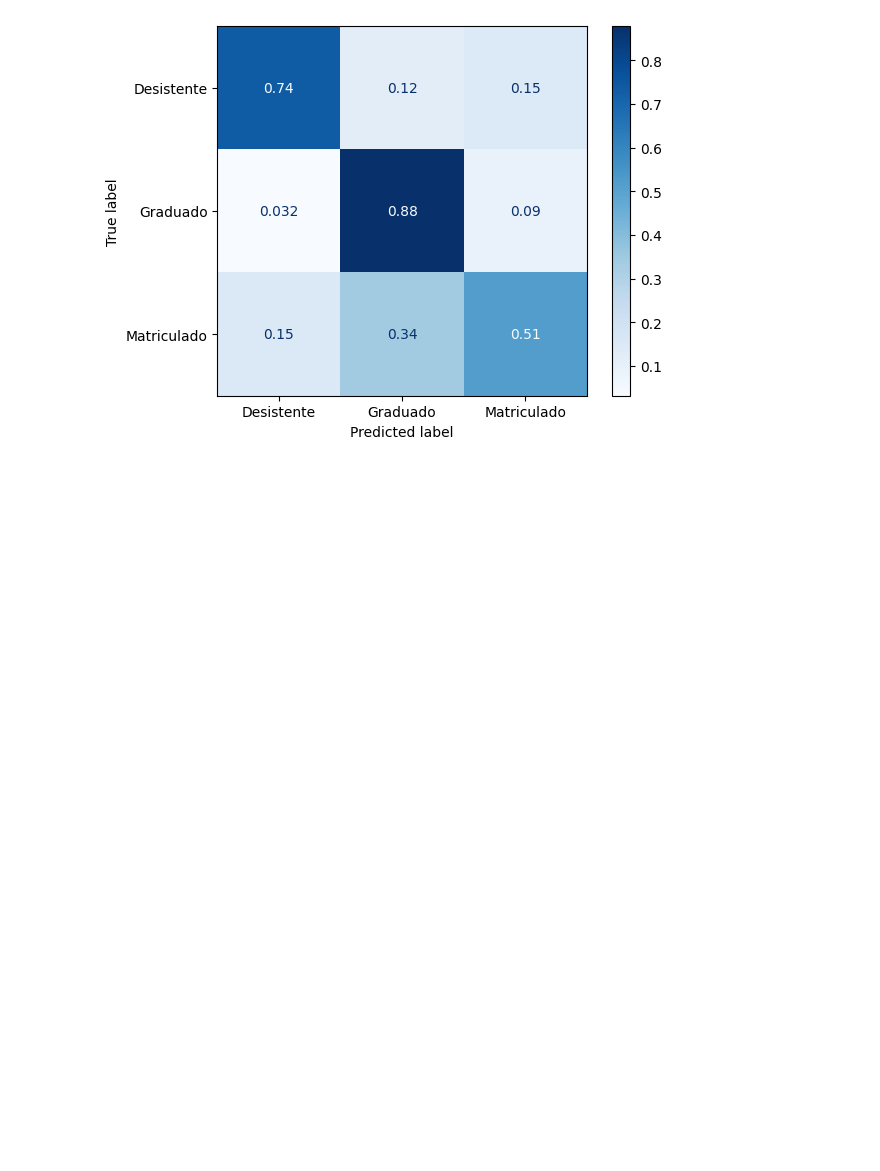
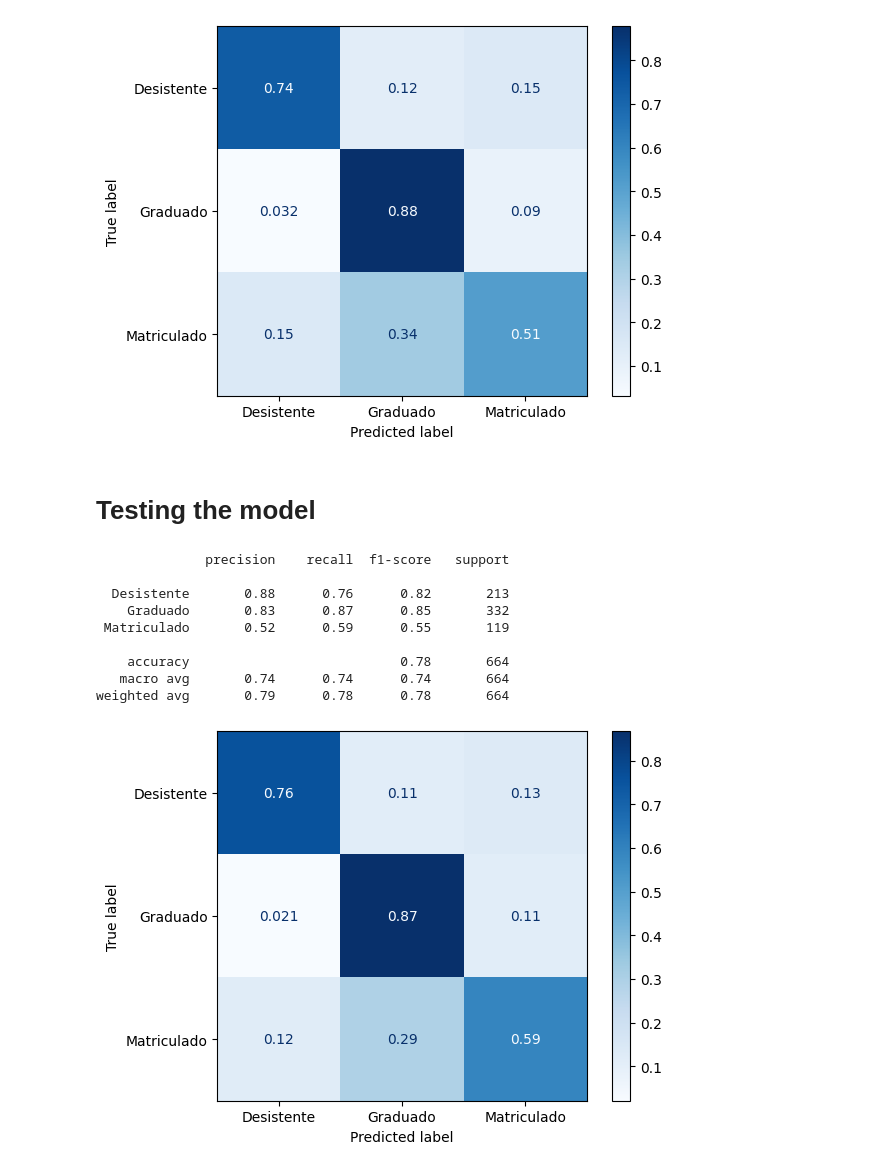
Before and after one commit to gabrielnichio/multiclass-prediction, a Jupyter notebook: collage_dropout_predictions_multiclass.ipynb, the cells around one changed output. Drawn from its saved outputs; the diff is of its cells as text; code cells hidden in the pictures; blank space fills up the shorter version.

Commit message:
testing the model with the test set

```diff
--- a/collage_dropout_predictions_multiclass.ipynb
+++ b/collage_dropout_predictions_multiclass.ipynb
@@ -131,3 +131,27 @@ ConfusionMatrixDisplay.from_predictions(y_val, y_pred, normalize='true', cmap='B
    macro avg       0.72      0.71      0.71       940
 weighted avg       0.77      0.77      0.77       940
 [figure]
+# %% [markdown]
+# Testing the model
+# %%
+oversample = SMOTE(random_state=0)
+x_balanced, y_balanced = oversample.fit_resample(x, y)
+
+model = RandomForestClassifier(random_state=0, max_depth=10)
+model.fit(x_balanced, y_balanced)
+y_pred = model.predict(x_test)
+# %%
+report = classification_report(y_test, y_pred, target_names = ['Desistente', 'Graduado', 'Matriculado'])
+print(report)
+ConfusionMatrixDisplay.from_predictions(y_test, y_pred, normalize='true', cmap='Blues', display_labels=['Desistente', 'Graduado', 'Matriculado']);
+# %% [output]
+              precision    recall  f1-score   support
+
+  Desistente       0.88      0.76      0.82       213
+    Graduado       0.83      0.87      0.85       332
+ Matriculado       0.52      0.59      0.55       119
+
+    accuracy                           0.78       664
+   macro avg       0.74      0.74      0.74       664
+weighted avg       0.79      0.78      0.78       664
+[figure, added]
```
